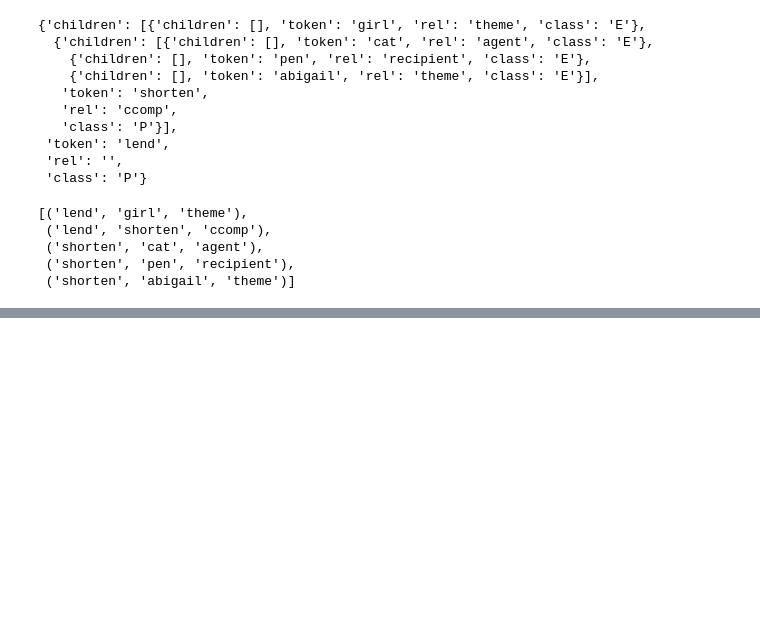
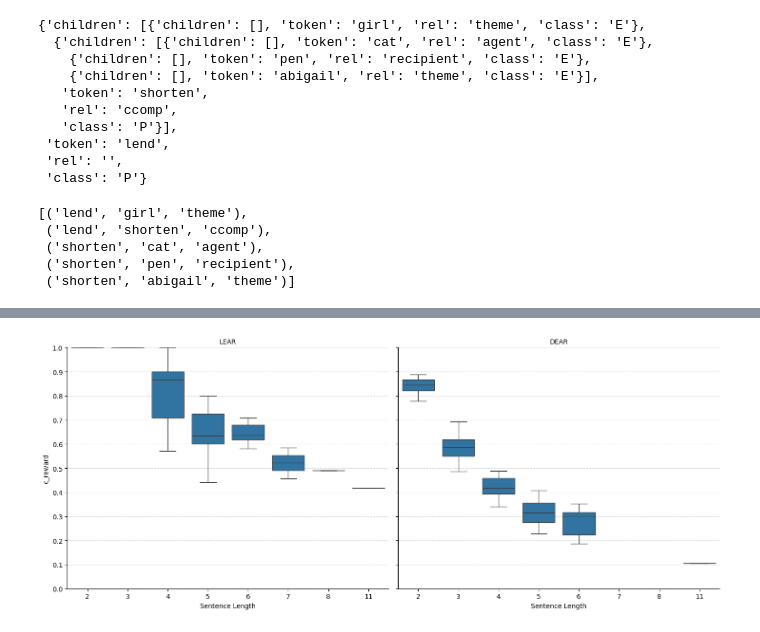
Before and after one commit to JoaquinCardonaRuiz/thesis-compositionality, a Jupyter notebook: ACL/sparsity_test/sparsity.ipynb, the cells around one changed output, grey strips where cells are left out. Drawn from its saved outputs; the diff is of its cells as text; code cells hidden in the pictures; blank space fills up the shorter version.

```diff
--- a/ACL/sparsity_test/sparsity.ipynb
+++ b/ACL/sparsity_test/sparsity.ipynb
@@ -435,0 +345,31 @@ lear_df.head()
+# %%
+# Create long-form DataFrame
+lear_long = lear_avg[['sentence_len', 'c_reward']].copy()
+lear_long['method'] = 'LEAR'
+dear_long = dear_avg[['sentence_len', 'c_reward']].copy()
+dear_long['method'] = 'DEAR'
+df = pd.concat([lear_long, dear_long], ignore_index=True)
+
+g = sns.catplot(
+    data=df,
+    x='sentence_len',
+    y='c_reward',
+    col='method',
+    kind='box',
+    showcaps=True,
+    showfliers=False,
+    height=6,
+    aspect=1.2
+)
+
+g.set_axis_labels("Sentence Length", "c_reward")
+g.set_titles("{col_name}")
+for ax in g.axes.flat:
+    ax.set_ylim(0, 1)
+    ax.set_yticks([n*0.1 for n in range(11)])
+    ax.grid(axis='y', linestyle='--', alpha=0.5)
+
+plt.tight_layout()
+plt.show()
+# %% [output]
+[figure, added]
```
Also changed, not shown: parts of 10 cells of this notebook, 2 other files.
